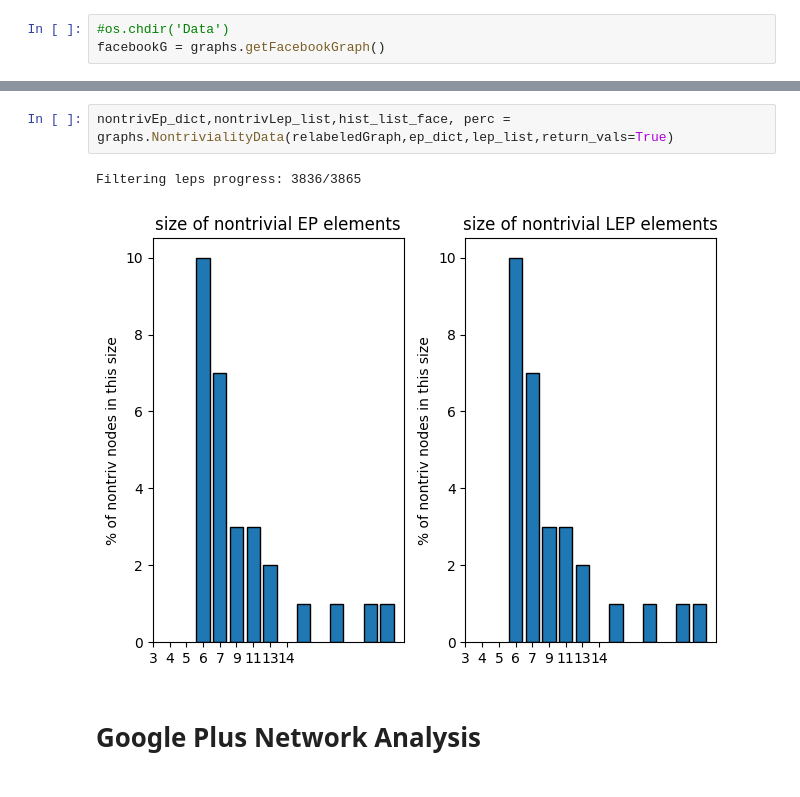
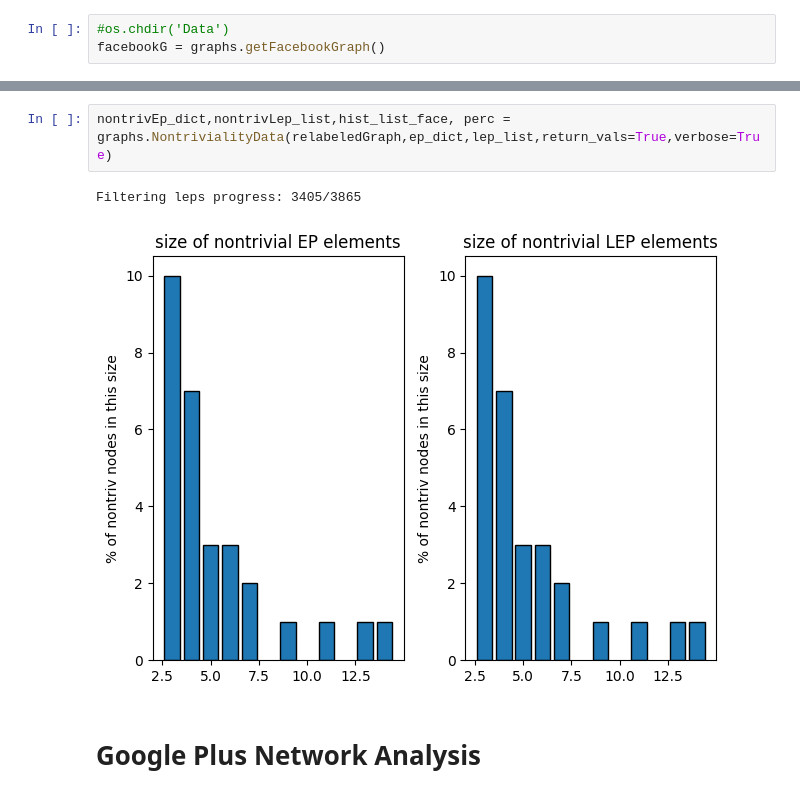
Before and after one commit to BismarkPrime/EquitablePartitions, a Jupyter notebook: Jupyter_notebooks/Social_networks.ipynb, the cells around one changed output, grey strips where cells are left out. Saved outputs shown, nothing was run; the diff lists cells and outputs as text.

```diff
--- a/Jupyter_notebooks/Social_networks.ipynb
+++ b/Jupyter_notebooks/Social_networks.ipynb
@@ -173,8 +118,8 @@ COMPUTING LEPS   |████████████████████
 # %%
-nontrivEp_dict,nontrivLep_list,hist_list_face, perc = graphs.NontrivialityData(relabeledGraph,ep_dict,lep_list,return_vals=True)
+nontrivEp_dict,nontrivLep_list,hist_list_face, perc = graphs.NontrivialityData(relabeledGraph,ep_dict,lep_list,return_vals=True,verbose=True)
 # %% [output]
-Filtering leps progress: 3836/3865
+Filtering leps progress: 3405/3865
-[figure, old version]
+[figure, new version]
 # %% [markdown]
 # Google Plus Network Analysis
 # %% [markdown]
```
Also changed, not shown: parts of 68 cells of this notebook, 8 other files.
